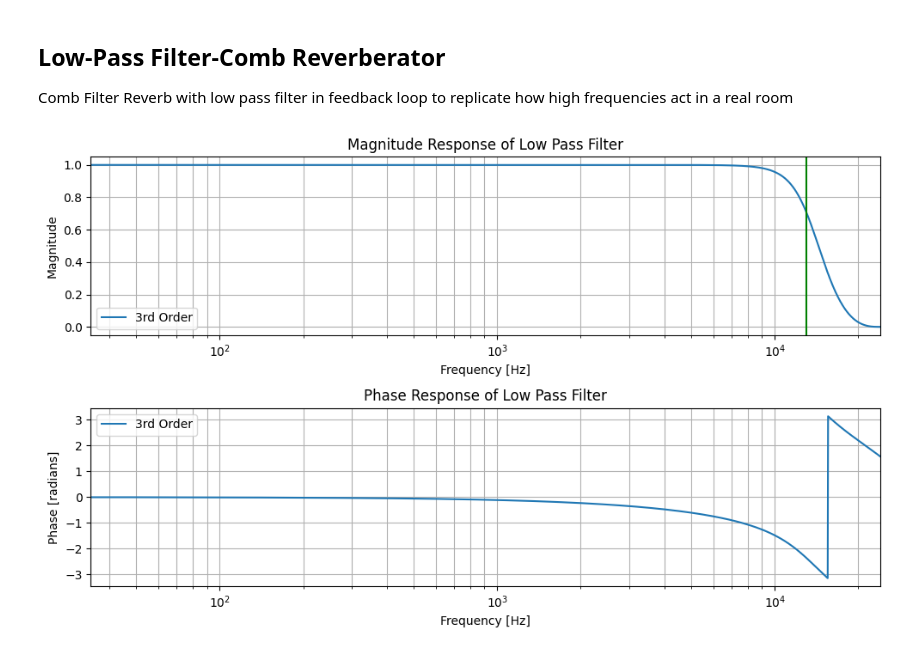
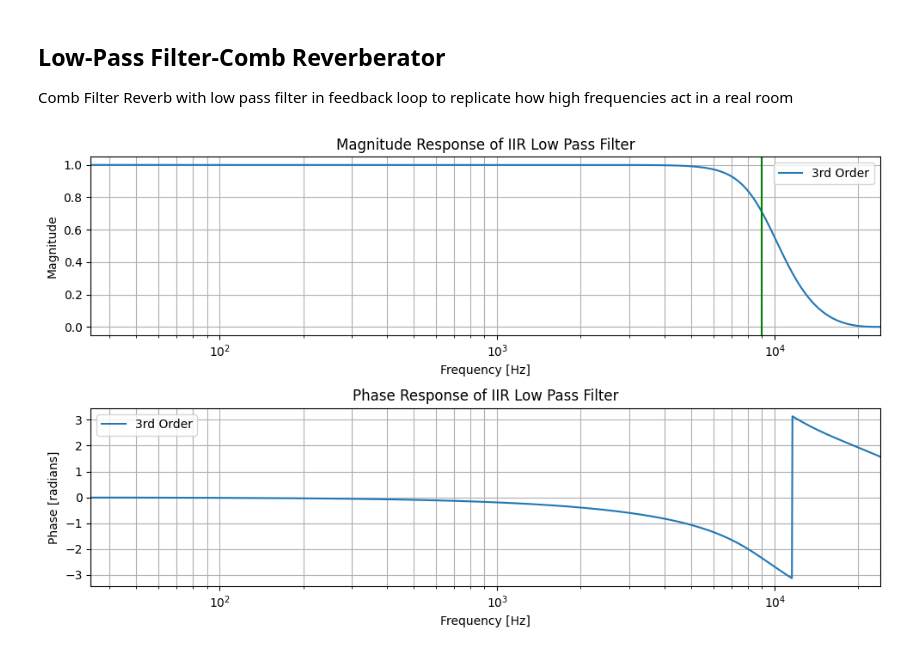
Before and after one commit to kevbrnen/Music-Technology-Final-Project, a Jupyter notebook: Protyping/Reverbs/Simulated Reverbs/LPFCombReverberator.ipynb, the cells around one changed output. Drawn from its saved outputs; the diff is of its cells as text; code cells hidden in the pictures.

```diff
--- a/Protyping/Reverbs/Simulated Reverbs/LPFCombReverberator.ipynb
+++ b/Protyping/Reverbs/Simulated Reverbs/LPFCombReverberator.ipynb
@@ -35,40 +35,40 @@ Max Value: 0.9998999834060669
 Comb Filter Reverb with low pass filter in feedback loop to replicate how high frequencies act in a real room
 # %%
 # Setting up IIR Lowpass filter
-fc = 10000
+fc = 9000
 b, a = signal.iirfilter(3, fc, btype='lowpass', ftype='butter', output='ba', fs=fs)
 
 w, H = signal.freqz(b, a)
 # %%
 freq_hz = w * (fs / (2 * np.pi))
 
 # Plot magnitude and phase responses in Hz
 plt.figure(figsize=(10, 6))
 plt.subplot(2, 1, 1)
 plt.plot(freq_hz, np.abs(H), label='3rd Order')
-plt.title('Magnitude Response of Low Pass Filter')
+plt.title('Magnitude Response of IIR Low Pass Filter')
 plt.xlabel('Frequency [Hz]')
 plt.ylabel('Magnitude')
 plt.grid(which='both')
 plt.xscale('log')  # Set x-axis to a logarithmic scale
 plt.xlim([0, fs/2])  # Set x-axis limits
 plt.axvline(fc, color='green')
 plt.legend()
 
 
 plt.subplot(2, 1, 2)
 plt.plot(freq_hz, np.angle(H), label='3rd Order')
-plt.title('Phase Response of Low Pass Filter')
+plt.title('Phase Response of IIR Low Pass Filter')
 plt.xlabel('Frequency [Hz]')
 plt.ylabel('Phase [radians]')
 plt.grid(which='both')
 plt.xscale('log')  # Set x-axis to a logarithmic scale
 plt.xlim([0, fs/2])  # Set x-axis limits
 plt.legend()
 
 
 plt.tight_layout()
 plt.show()
 # %% [output]
-[figure, old version]
+[figure, new version]
 # %%
```
Also changed, not shown: parts of 3 cells of this notebook, 3 other files.
